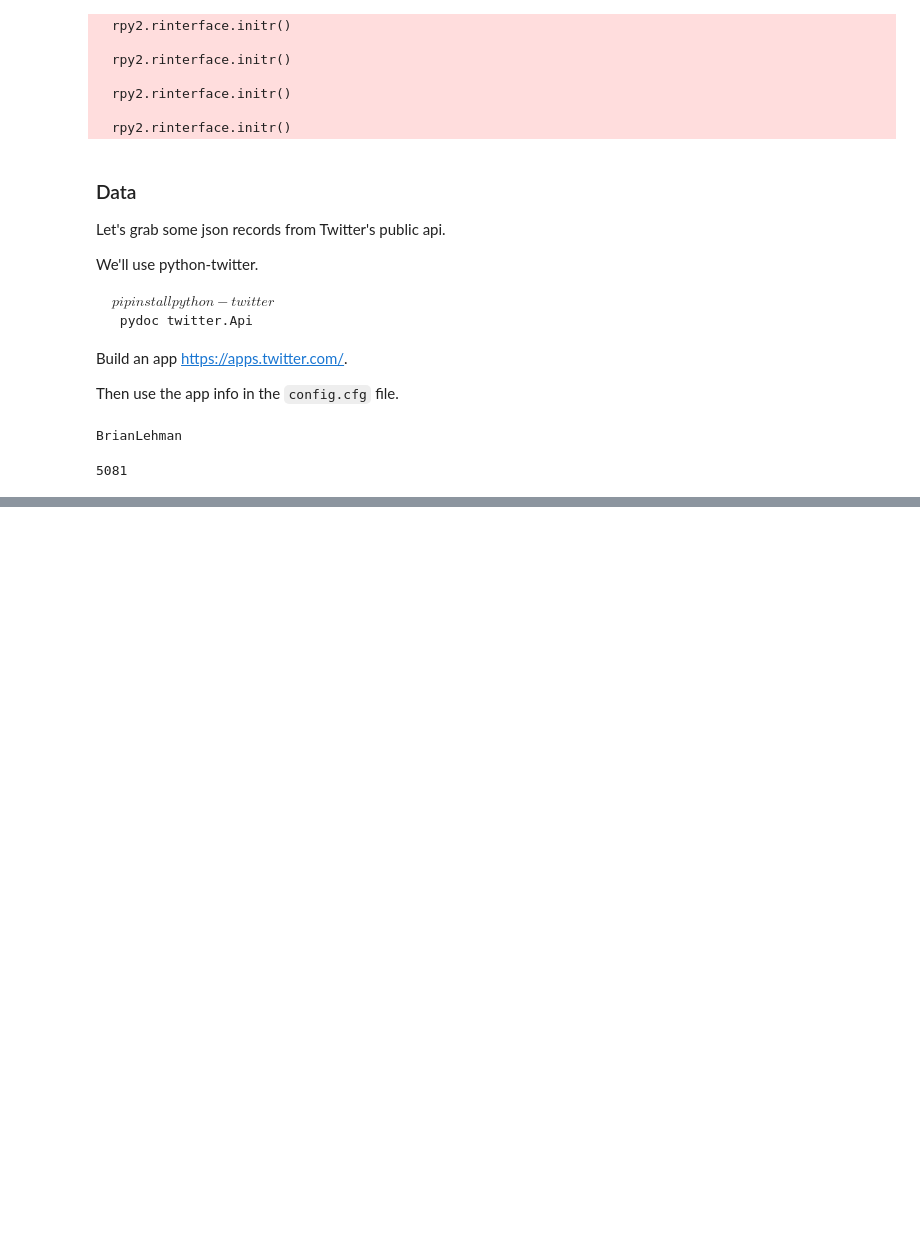
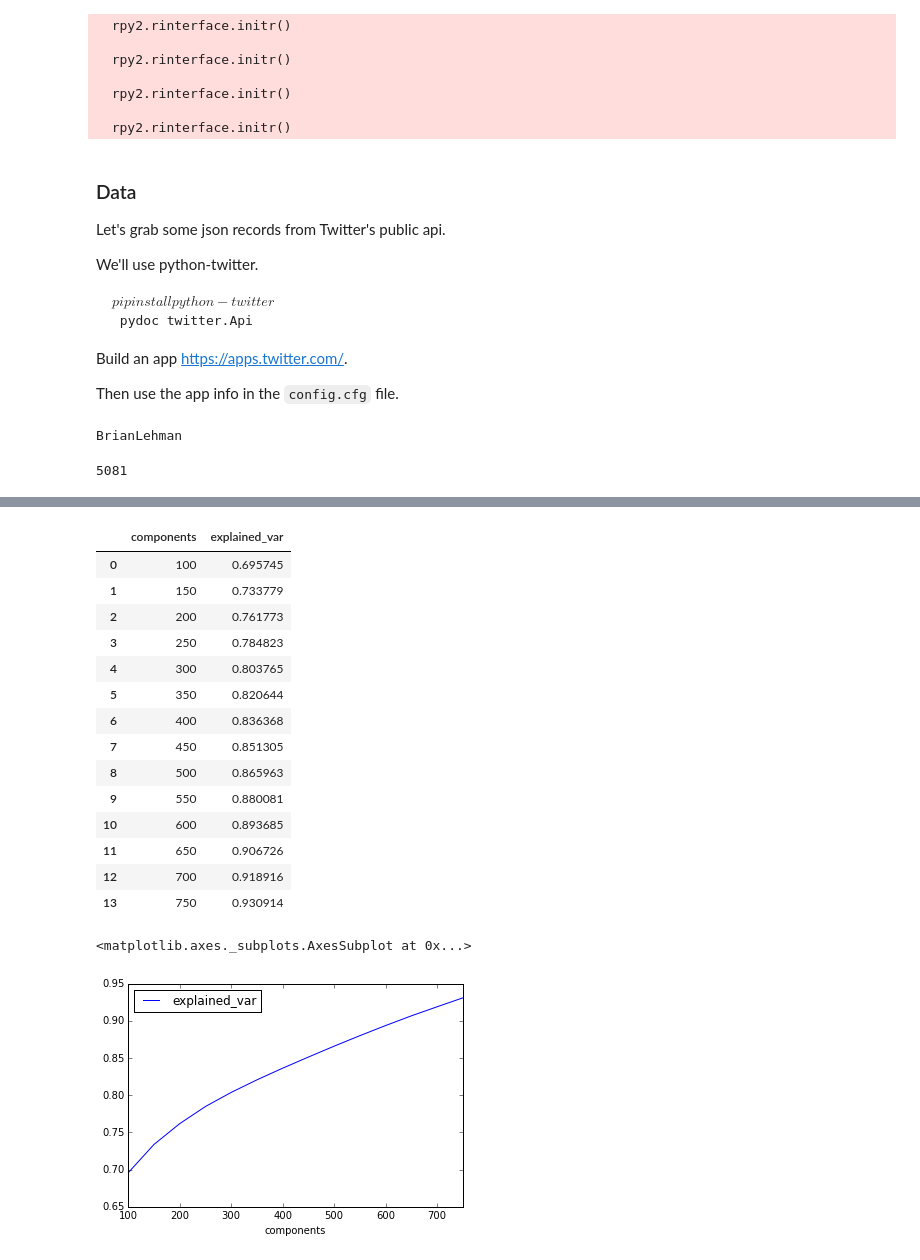
Before and after one commit to blehman/topicModeling_kmeans, a Jupyter notebook: topic_modeling.ipynb, the cells around one changed output, grey strips where cells are left out. Cells and saved outputs as stored; diff of their text form; code cells hidden in the pictures; blank space fills up the shorter version.

Commit message:
Built model and explored word loadings. Next step: label tweets.

```diff
--- a/topic_modeling.ipynb
+++ b/topic_modeling.ipynb
@@ -136,9 +136,10 @@ def create_index(total_tweets):
 
 trainIndex,testIndex = create_index(len(tweet_text))
 # %%
+# Set up a vecterizer.
 # see http://scikit-learn.org/stable/modules/generated/sklearn.feature_extraction.text.TfidfVectorizer.html
 
-def vectorize_1(vocab=[]):
+def vectorize_1():
     vectorizer = TfidfVectorizer(#min_df=20
                                  stop_words='english'
                                  , use_idf=True # enable inverse-document-frequency reweighting
@@ -149,12 +150,11 @@ def vectorize_1(vocab=[]):
     #X = vectorizer.fit_transform(tweet_list)
     return vectorizer
 
-def vectorize_2():
-    vectorizer = CountVectorizer(min_df=20
-                                 , stop_words='english'
+def vectorize_2(vocab):
+    vectorizer = CountVectorizer(stop_words='english'
                                  , ngram_range=(1,2) # given our vocab, not really necessary
                                  , binary = True # presence of word instead of frequency
-                                 #, vocabulary = set(vocab)
+                                 , vocabulary = set(vocab)
                                 )
     #X = vectorizer.fit_transform(tweet_list)
     return vectorizer
@@ -172,18 +185,36 @@ def create_svd_doc_term_matrix(X_train, num_eigen_vectors=100):
     Create the array with truncated svd.
     """
     svd = TruncatedSVD(n_components = num_eigen_vectors)
-    lsa = make_pipeline(svd, Normalizer(copy=False))
-    return lsa.fit_transform(X_train), svd
-
-run_here = False
-if run_here:
-    explained_variance_red = []
-    explained_variance_nouns = []
-    svd_component_range = range(100,351,50)
-    for i in svd_component_range:
-        # find explained variance in manual reduction method
-        X_svd_red, svd_red = create_svd_doc_term_matrix(X_reduced,i)
-        explained_variance_red.append(svd_red.explained_variance_ratio_.sum())
-        # find explained variance in noun reduction method
-        X_svd_noun, svd_noun = create_svd_doc_term_matrix(X_noun,i*3)
-        explained_variance_nouns.append(svd_noun.explained_variance_ratio_.sum())
+    pipeline = make_pipeline(svd, Normalizer(copy=False))
+    return pipeline.fit_transform(X_train), svd
+# %%
+explained_variance_list = []
+svd_component_range = range(100,751,50)
+for i in svd_component_range:
+    # find explained variance in manual reduction method
+    X_svd, svd = create_svd_doc_term_matrix(X,i)
+    explained_variance_list.append(svd.explained_variance_ratio_.sum())
+
+expVar = pd.DataFrame({'explained_var':explained_variance_list
+                   , 'components':svd_component_range})
+display(expVar)
+#%Rpush  expVar
+display(expVar.plot(x='components',y='explained_var'))
+# %% [output]
+|  | components | explained_var |
+| 0 | 100 | 0.695745 |
+| 1 | 150 | 0.733779 |
+| 2 | 200 | 0.761773 |
+| 3 | 250 | 0.784823 |
+| 4 | 300 | 0.803765 |
+| 5 | 350 | 0.820644 |
+| 6 | 400 | 0.836368 |
+| 7 | 450 | 0.851305 |
+| 8 | 500 | 0.865963 |
+| 9 | 550 | 0.880081 |
+| 10 | 600 | 0.893685 |
+| 11 | 650 | 0.906726 |
+| 12 | 700 | 0.918916 |
+| 13 | 750 | 0.930914 |
+<matplotlib.axes._subplots.AxesSubplot at 0x...>
+[figure, added]
```
Also changed, not shown: parts of 15 cells of this notebook, 3 other files.
